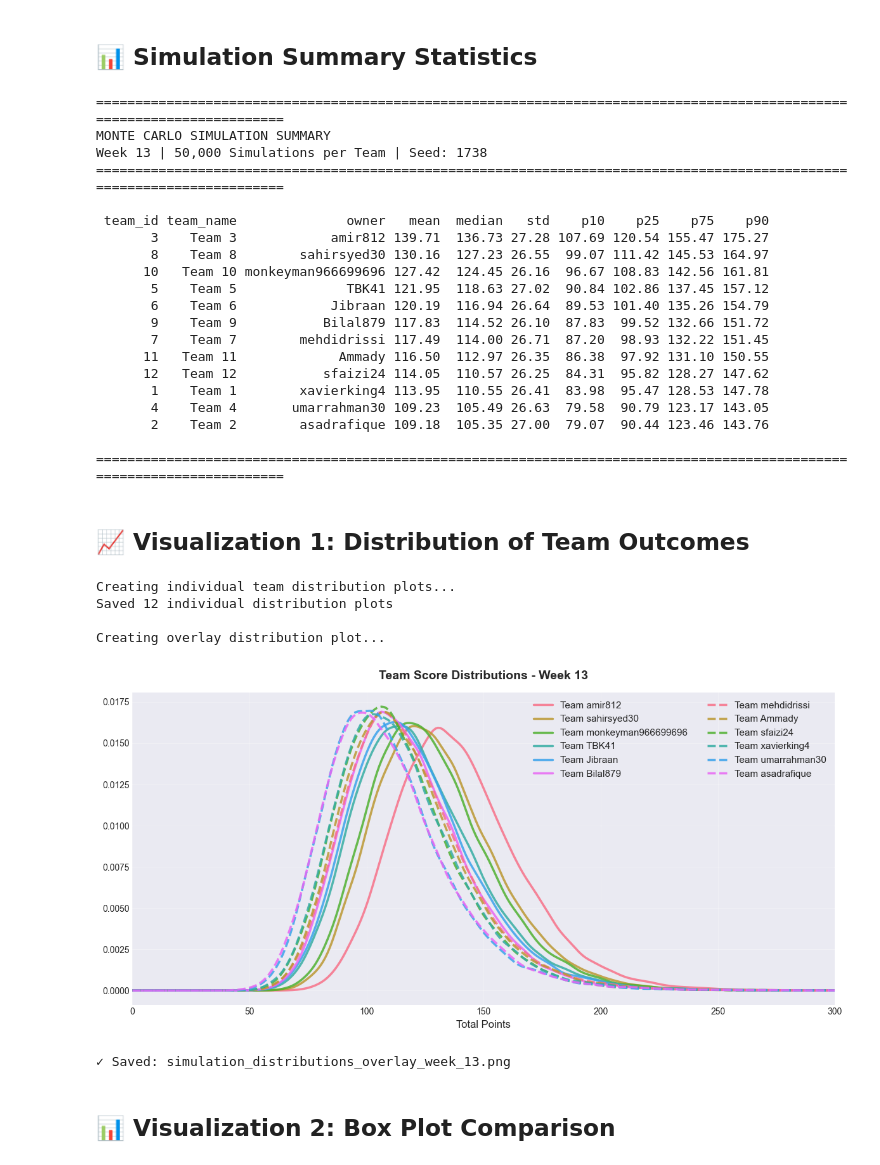
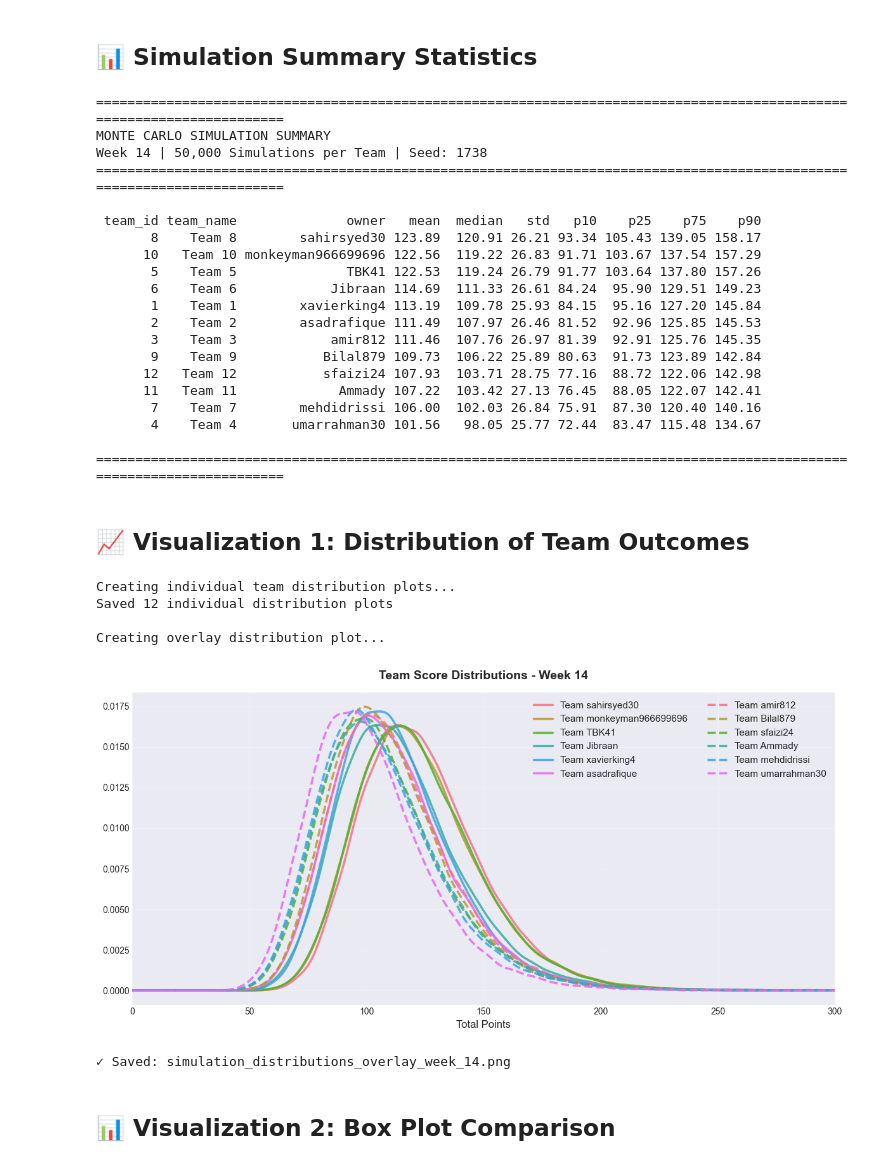
Before and after one commit to sfaizi24/TNC-Model-2025, a Jupyter notebook: backend/notebooks/07_monte_carlo_simulations.ipynb, the cells around one changed output. Drawn from its saved outputs; the diff is of its cells as text; code cells hidden in the pictures.

Commit message:
Week 14 runs

```diff
--- a/backend/notebooks/07_monte_carlo_simulations.ipynb
+++ b/backend/notebooks/07_monte_carlo_simulations.ipynb
@@ -48,7 +48,7 @@ plt.rcParams['legend.fontsize'] = 10
 # Simulation parameters
 SEED = 1738
 N_SIMULATIONS = 50000
-CURRENT_WEEK = 13
+CURRENT_WEEK = 14
 
 np.random.seed(SEED)
 
@@ -57,13 +57,30 @@ print(f"✓ Random seed: {SEED}")
 print(f"✓ Simulations: {N_SIMULATIONS:,}")
 print(f"✓ Week: {CURRENT_WEEK}")
 
-# Get absolute paths to databases
-NOTEBOOK_DIR = Path().absolute()
+# Use absolute paths (this notebook is at backend/notebooks/)
+NOTEBOOK_DIR = Path(r"C:\Users\Samer Faizi\Documents\Claude Model\backend\notebooks")
 BACKEND_DIR = NOTEBOOK_DIR.parent
+PROJECT_ROOT = BACKEND_DIR.parent
+
+# Database paths
 DB_PROJ_PATH = str(BACKEND_DIR / "data" / "databases" / "projections.db")
 DB_LEAGUE_PATH = str(BACKEND_DIR / "data" / "databases" / "league.db")
 DB_ODDS_PATH = str(BACKEND_DIR / "data" / "databases" / "odds.db")
 DB_MONTECARLO_PATH = str(BACKEND_DIR / "data" / "databases" / "montecarlo.db")
+
+# Output directories
+CSV_DIR = BACKEND_DIR / "data" / "csv"
+CSV_DIR.mkdir(parents=True, exist_ok=True)
+IMAGES_DIR = BACKEND_DIR / "data" / "images"
+IMAGES_DIR.mkdir(parents=True, exist_ok=True)
+
+# Verify databases exist
+for db_name, db_path in [("Projections", DB_PROJ_PATH), ("League", DB_LEAGUE_PATH),
+                          ("Odds", DB_ODDS_PATH), ("MonteCarlo", DB_MONTECARLO_PATH)]:
+    if Path(db_path).exists():
+        print(f"✅ {db_name} DB: {db_path}")
+    else:
+        print(f"⚠️ {db_name} DB NOT FOUND: {db_path}")
 # %% [output]
 ✓ Libraries loaded
 ✓ Random seed: 1738
@@ -73,7 +94,7 @@ DB_MONTECARLO_PATH = str(BACKEND_DIR / "data" / "databases" / "montecarlo.db")
 ## 📊 Load Lineup Data
 # %%
 # Load team lineups from optimizer output
-df_lineups = pd.read_csv(f'../data/csv/team_lineups_week_{CURRENT_WEEK}.csv')
+df_lineups = pd.read_csv(str(CSV_DIR / f'team_lineups_week_{CURRENT_WEEK}.csv'))
 
 print(f"✓ Loaded {len(df_lineups)} lineup slots")
 print(f"  Teams: {df_lineups['roster_id'].nunique()}")
@@ -395,22 +416,22 @@ print("="*120)
 # %% [output]
 ========================================================================================================================
 MONTE CARLO SIMULATION SUMMARY
-Week 13 | 50,000 Simulations per Team | Seed: 1738
+Week 14 | 50,000 Simulations per Team | Seed: 1738
 ========================================================================================================================
 
- team_id team_name              owner   mean  median   std    p10    p25    p75    p90
-       3    Team 3            amir812 139.71  136.73 27.28 107.69 120.54 155.47 175.27
-       8    Team 8        sahirsyed30 130.16  127.23 26.55  99.07 111.42 145.53 164.97
-      10   Team 10 monkeyman966699696 127.42  124.45 26.16  96.67 108.83 142.56 161.81
-       5    Team 5              TBK41 121.95  118.63 27.02  90.84 102.86 137.45 157.12
-       6    Team 6            Jibraan 120.19  116.94 26.64  89.53 101.40 135.26 154.79
-       9    Team 9           Bilal879 117.83  114.52 26.10  87.83  99.52 132.66 151.72
-       7    Team 7        mehdidrissi 117.49  114.00 26.71  87.20  98.93 132.22 151.45
-      11   Team 11             Ammady 116.50  112.97 26.35  86.38  97.92 131.10 150.55
-      12   Team 12           sfaizi24 114.05  110.57 26.25  84.31  95.82 128.27 147.62
-       1    Team 1        xavierking4 113.95  110.55 26.41  83.98  95.47 128.53 147.78
-       4    Team 4       umarrahman30 109.23  105.49 26.63  79.58  90.79 123.17 143.05
-       2    Team 2        asadrafique 109.18  105.35 27.00  79.07  90.44 123.46 143.76
+ team_id team_name              owner   mean  median   std   p10    p25    p75    p90
+       8    Team 8        sahirsyed30 123.89  120.91 26.21 93.34 105.43 139.05 158.17
+      10   Team 10 monkeyman966699696 122.56  119.22 26.83 91.71 103.67 137.54 157.29
+       5    Team 5              TBK41 122.53  119.24 26.79 91.77 103.64 137.80 157.26
+       6    Team 6            Jibraan 114.69  111.33 26.61 84.24  95.90 129.51 149.23
+       1    Team 1        xavierking4 113.19  109.78 25.93 84.15  95.16 127.20 145.84
+       2    Team 2        asadrafique 111.49  107.97 26.46 81.52  92.96 125.85 145.53
+       3    Team 3            amir812 111.46  107.76 26.97 81.39  92.91 125.76 145.35
+       9    Team 9           Bilal879 109.73  106.22 25.89 80.63  91.73 123.89 142.84
+      12   Team 12           sfaizi24 107.93  103.71 28.75 77.16  88.72 122.06 142.98
+      11   Team 11             Ammady 107.22  103.42 27.13 76.45  88.05 122.07 142.41
+       7    Team 7        mehdidrissi 106.00  102.03 26.84 75.91  87.30 120.40 140.16
+       4    Team 4       umarrahman30 101.56   98.05 25.77 72.44  83.47 115.48 134.67
 
 ========================================================================================================================
 # %% [markdown]
@@ -463,7 +484,7 @@ for idx, team_id in enumerate(team_order):
     plt.tight_layout(pad=0.5)
 
     # Save individual plot
-    filename = f'../data/images/dist_{team_display.replace(" ", "_")}_week_{CURRENT_WEEK}.png'
+    filename = str(IMAGES_DIR / f'dist_{team_display.replace(" ", "_")}_week_{CURRENT_WEEK}.png')
     plt.savefig(filename, dpi=300, bbox_inches='tight')
     plt.close()
 
@@ -487,36 +508,36 @@ for idx, team_id in enumerate(team_order):
     x_range = np.linspace(0, 300, 300)
     density = kde(x_range)
 
     # Use modulo to cycle through colors (6 colors for 12 teams = 2 teams per color)
     color_idx = idx % 6
 
     # First 6 teams get solid lines, last 6 get dashed lines
     # This way each color appears once solid and once dashed
     linestyle = '-' if idx < 6 else '--'
 
     # Plot as line with proper team name
     ax.plot(x_range, density, label=team_display, linewidth=2.5, alpha=0.85,
             color=colors[color_idx], linestyle=linestyle)
 
 ax.set_title(f'Team Score Distributions - Week {CURRENT_WEEK}', fontsize=14, fontweight='bold', pad=15)
 ax.set_xlabel('Total Points', fontsize=12)
 ax.set_ylabel('')  # Remove Density label
 ax.set_xlim(0, 300)
 ax.legend(loc='upper right', fontsize=11, ncol=2)  # Increased fontsize from 9 to 11
 ax.grid(alpha=0.3)
 plt.tight_layout()
 
-plt.savefig(f'../data/images/simulation_distributions_overlay_week_{CURRENT_WEEK}.png', dpi=300, bbox_inches='tight')
+plt.savefig(str(IMAGES_DIR / f'simulation_distributions_overlay_week_{CURRENT_WEEK}.png'), dpi=300, bbox_inches='tight')
 plt.show()
 
 print(f"✓ Saved: simulation_distributions_overlay_week_{CURRENT_WEEK}.png")
 # %% [output]
 Creating individual team distribution plots...
 Saved 12 individual distribution plots
 
 Creating overlay distribution plot...
-[figure, old version]
+[figure, new version]
-✓ Saved: simulation_distributions_overlay_week_13.png
+✓ Saved: simulation_distributions_overlay_week_14.png
 # %% [markdown]
 ## 📊 Visualization 2: Box Plot Comparison
 # %%
```
Also changed, not shown: parts of 21 cells of this notebook, 54 other files.
